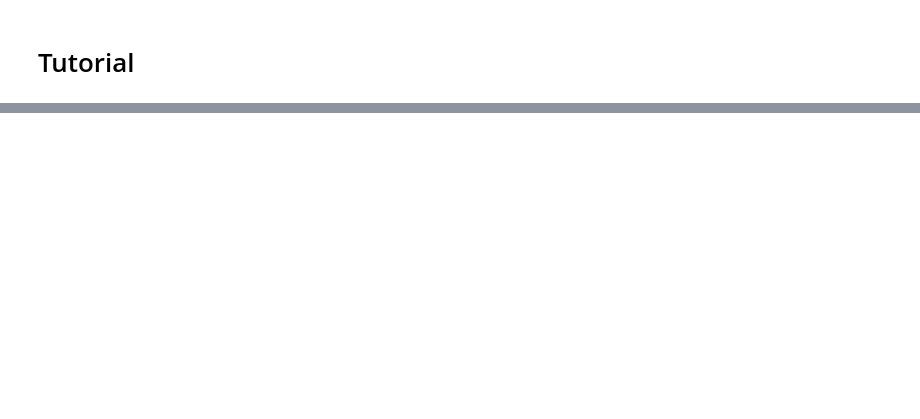
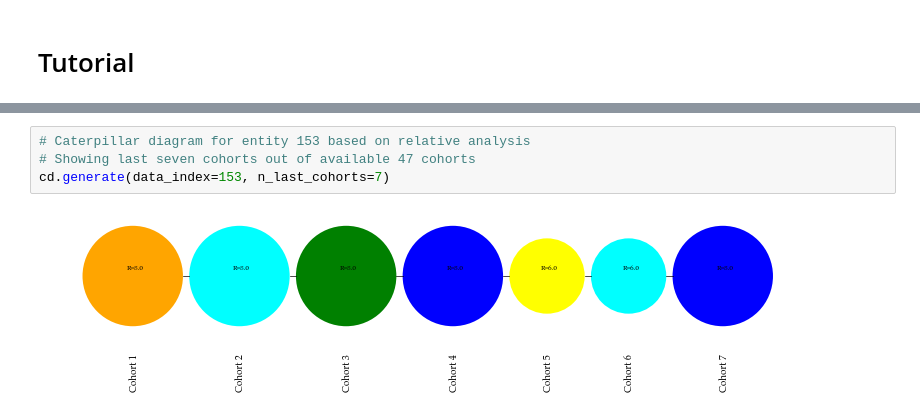
Before and after one commit to mechaprabal/caterpillard, a Jupyter notebook: docs/source/notebooks/tutorial.ipynb, the cells around one changed output, grey strips where cells are left out. Saved outputs shown, nothing was run; the diff lists cells and outputs as text; blank space fills up the shorter version.

```diff
--- a/docs/source/notebooks/tutorial.ipynb
+++ b/docs/source/notebooks/tutorial.ipynb
@@ -25,0 +171,6 @@ c_d = CaterpillarDiagram(data=data, relative=True, output_path=None)
+# %%
+# Caterpillar diagram for entity 153 based on relative analysis
+# Showing last seven cohorts out of available 47 cohorts
+cd.generate(data_index=153, n_last_cohorts=7)
+# %% [output]
+[figure, added]
```
Also changed, not shown: parts of 63 cells of this notebook, 3 other files.
